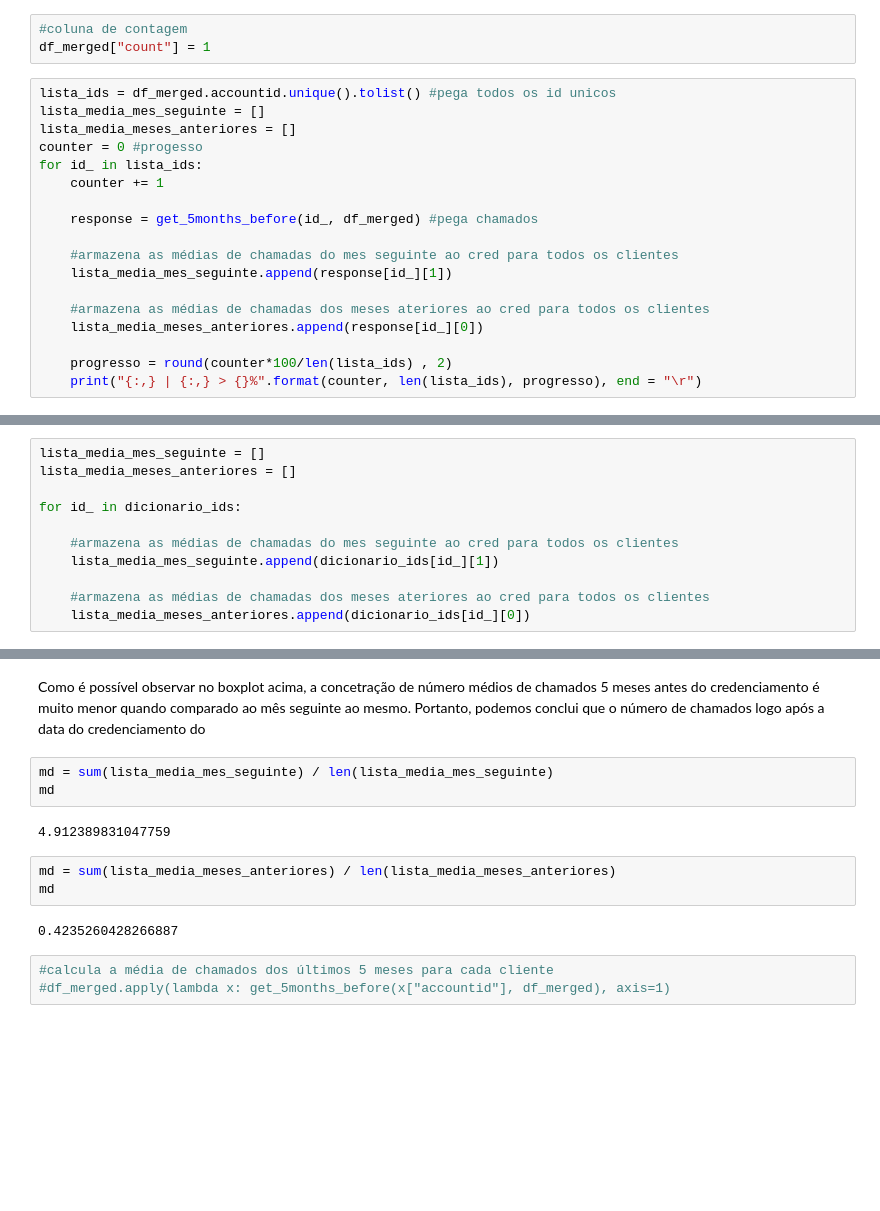
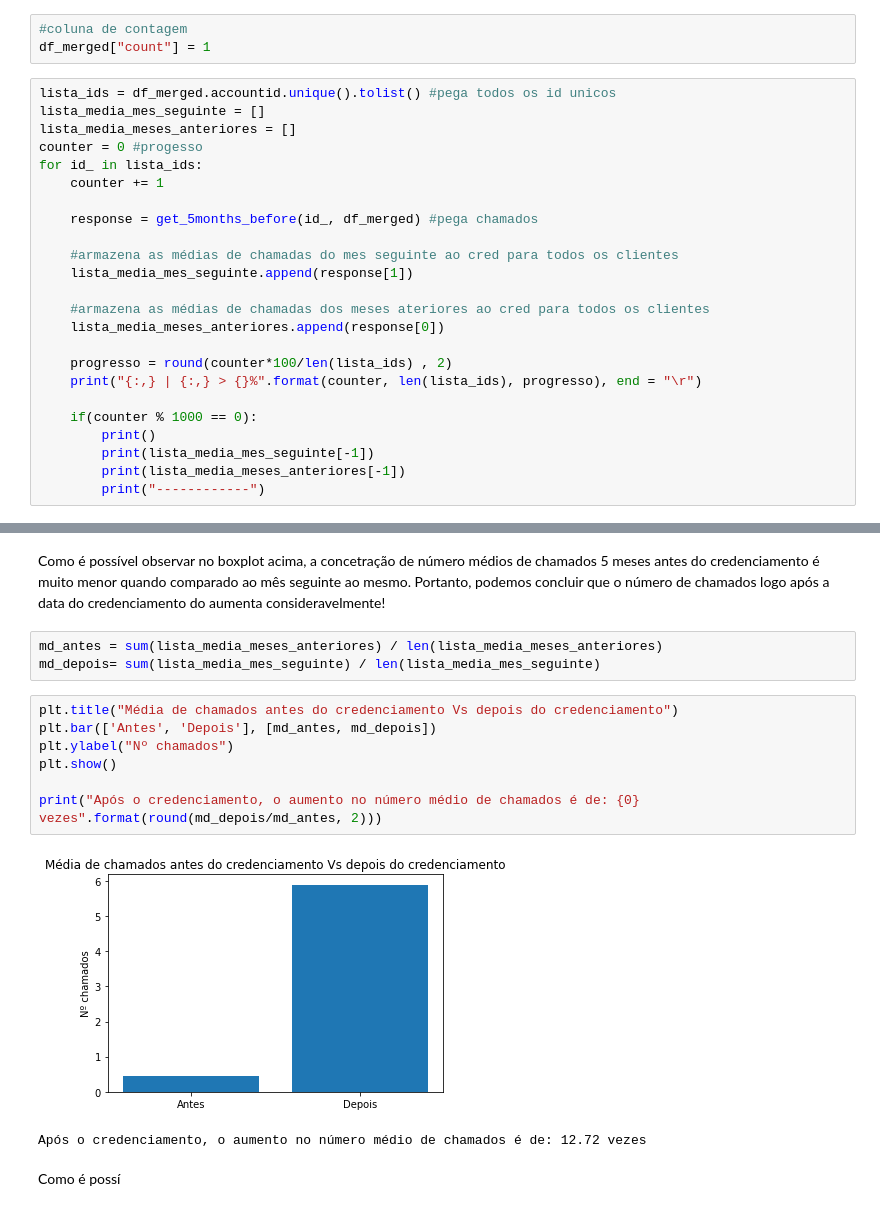
Before and after one commit to fernandocfbf/caseStone, a Jupyter notebook: analise.ipynb, the cells around one changed output, grey strips where cells are left out. Drawn from its saved outputs; the diff is of its cells as text; blank space fills up the shorter version.

```diff
--- a/analise.ipynb
+++ b/analise.ipynb
@@ -156,11 +115,17 @@ for id_ in lista_ids:
     response = get_5months_before(id_, df_merged) #pega chamados
 
     #armazena as médias de chamadas do mes seguinte ao cred para todos os clientes
-    lista_media_mes_seguinte.append(response[id_][1])
+    lista_media_mes_seguinte.append(response[1])
 
     #armazena as médias de chamadas dos meses ateriores ao cred para todos os clientes
-    lista_media_meses_anteriores.append(response[id_][0])
+    lista_media_meses_anteriores.append(response[0])
 
     progresso = round(counter*100/len(lista_ids) , 2)
     print("{:,} | {:,} > {}%".format(counter, len(lista_ids), progresso), end = "\r")
+
+    if(counter % 1000 == 0):
+        print()
+        print(lista_media_mes_seguinte[-1])
+        print(lista_media_meses_anteriores[-1])
+        print("------------")
 # %% [output]
@@ -183,15 +148,4 @@ for id_ in lista_ids:
 31,429 | 31,429 > 100.0%
-# %%
-lista_media_mes_seguinte = []
-lista_media_meses_anteriores = []
-
-for id_ in dicionario_ids:
-
-    #armazena as médias de chamadas do mes seguinte ao cred para todos os clientes
-    lista_media_mes_seguinte.append(dicionario_ids[id_][1])
-
-    #armazena as médias de chamadas dos meses ateriores ao cred para todos os clientes
-    lista_media_meses_anteriores.append(dicionario_ids[id_][0])
 # %%
 plt.figure(figsize=(10,6))
 plt.boxplot([lista_media_meses_anteriores, lista_media_mes_seguinte], labels=['antes', 'depois'])
@@ -204,15 +158,17 @@ plt.show()
 # %% [markdown]
-Como é possível observar no boxplot acima, a concetração de número médios de chamados 5 meses antes do credenciamento é muito menor quando comparado ao mês seguinte ao mesmo. Portanto, podemos conclui que o número de chamados logo após a data do credenciamento do
+Como é possível observar no boxplot acima, a concetração de número médios de chamados 5 meses antes do credenciamento é muito menor quando comparado ao mês seguinte ao mesmo. Portanto, podemos concluir que o número de chamados logo após a data do credenciamento do aumenta consideravelmente!
 # %%
-md = sum(lista_media_mes_seguinte) / len(lista_media_mes_seguinte)
-md
+md_antes = sum(lista_media_meses_anteriores) / len(lista_media_meses_anteriores)
+md_depois= sum(lista_media_mes_seguinte) / len(lista_media_mes_seguinte)
-# %% [output]
-4.912389831047759
-# %%
-md = sum(lista_media_meses_anteriores) / len(lista_media_meses_anteriores)
-md
-# %% [output]
-0.4235260428266887
-# %%
-#calcula a média de chamados dos últimos 5 meses para cada cliente
-#df_merged.apply(lambda x: get_5months_before(x["accountid"], df_merged), axis=1)
+# %%
+plt.title("Média de chamados antes do credenciamento Vs depois do credenciamento")
+plt.bar(['Antes', 'Depois'], [md_antes, md_depois])
+plt.ylabel("Nº chamados")
+plt.show()
+
+print("Após o credenciamento, o aumento no número médio de chamados é de: {0} vezes".format(round(md_depois/md_antes, 2)))
+# %% [output]
+[figure, added]
+Após o credenciamento, o aumento no número médio de chamados é de: 12.72 vezes
+# %% [markdown]
+Como é possí
```
Also changed, not shown: parts of 4 cells of this notebook, 1 other file.
